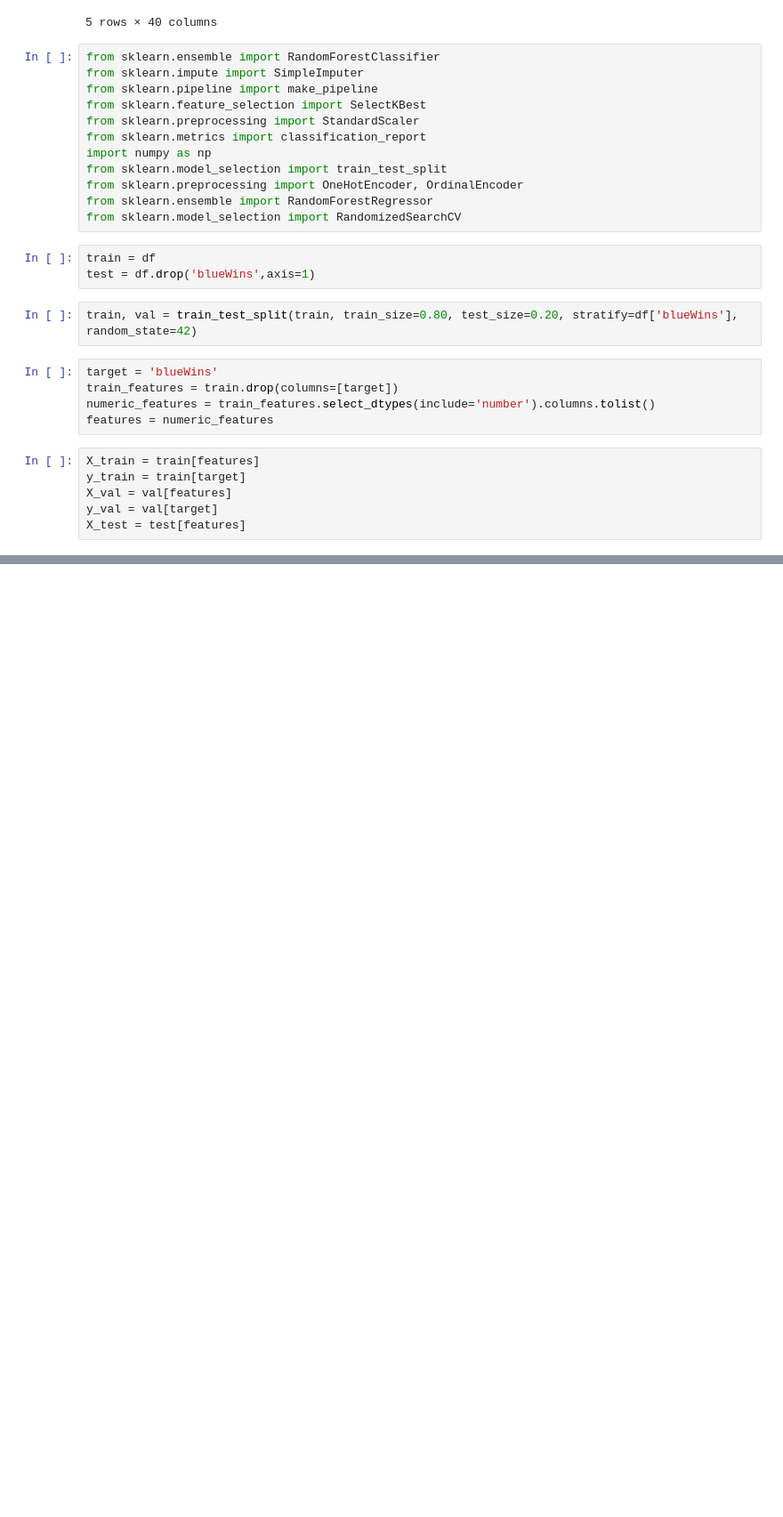
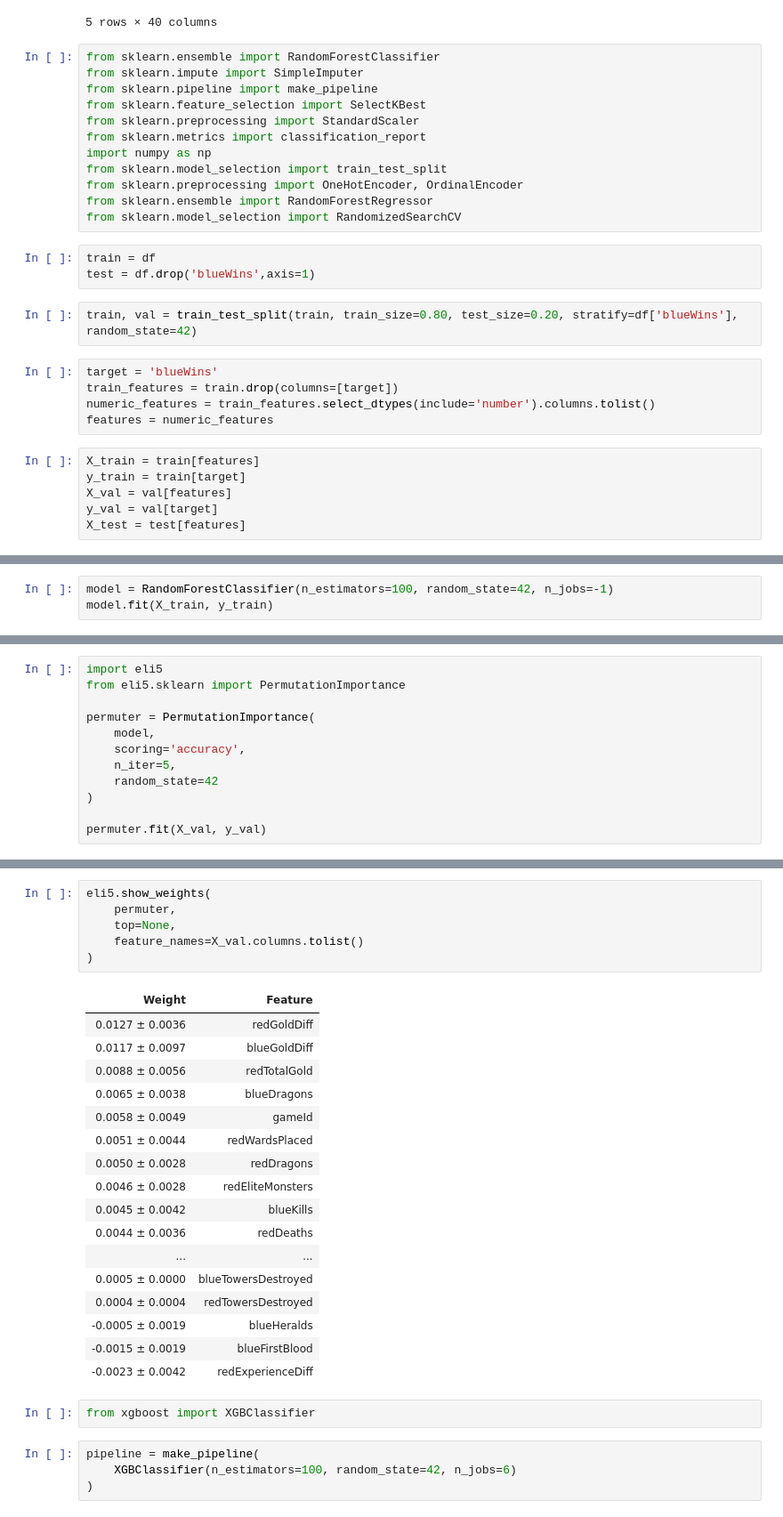
Before and after one commit to IvanCampos11/DS-Unit-2-Applied-Modeling, a Jupyter notebook: module3-permutation-boosting/LS_DS_233_assignment.ipynb, the cells around one changed output, grey strips where cells are left out. Shown: that part at 89% size. Saved outputs shown, nothing was run; the diff lists cells and outputs as text; blank space fills up the shorter version.

```diff
--- a/module3-permutation-boosting/LS_DS_233_assignment.ipynb
+++ b/module3-permutation-boosting/LS_DS_233_assignment.ipynb
@@ -126,0 +140,3 @@ validation accuracy: 0.7155870445344129
+# %%
+model = RandomForestClassifier(n_estimators=100, random_state=42, n_jobs=-1)
+model.fit(X_train, y_train)
@@ -126,0 +152,12 @@ validation accuracy: 0.7155870445344129
+# %%
+import eli5
+from eli5.sklearn import PermutationImportance
+
+permuter = PermutationImportance(
+    model,
+    scoring='accuracy',
+    n_iter=5,
+    random_state=42
+)
+
+permuter.fit(X_val, y_val)
@@ -126,0 +182,30 @@ validation accuracy: 0.7155870445344129
+# %%
+eli5.show_weights(
+    permuter,
+    top=None,
+    feature_names=X_val.columns.tolist()
+)
+# %% [output]
+| Weight | Feature |
+| 0.0127 ± 0.0036 | redGoldDiff |
+| 0.0117 ± 0.0097 | blueGoldDiff |
+| 0.0088 ± 0.0056 | redTotalGold |
+| 0.0065 ± 0.0038 | blueDragons |
+| 0.0058 ± 0.0049 | gameId |
+| 0.0051 ± 0.0044 | redWardsPlaced |
+| 0.0050 ± 0.0028 | redDragons |
+| 0.0046 ± 0.0028 | redEliteMonsters |
+| 0.0045 ± 0.0042 | blueKills |
+| 0.0044 ± 0.0036 | redDeaths |
+| ... | ... |
+| 0.0005 ± 0.0000 | blueTowersDestroyed |
+| 0.0004 ± 0.0004 | redTowersDestroyed |
+| -0.0005 ± 0.0019 | blueHeralds |
+| -0.0015 ± 0.0019 | blueFirstBlood |
+| -0.0023 ± 0.0042 | redExperienceDiff |
+# %%
+from xgboost import XGBClassifier
+# %%
+pipeline = make_pipeline(
+    XGBClassifier(n_estimators=100, random_state=42, n_jobs=6)
+)
```
Also changed, not shown: parts of 7 cells of this notebook.
